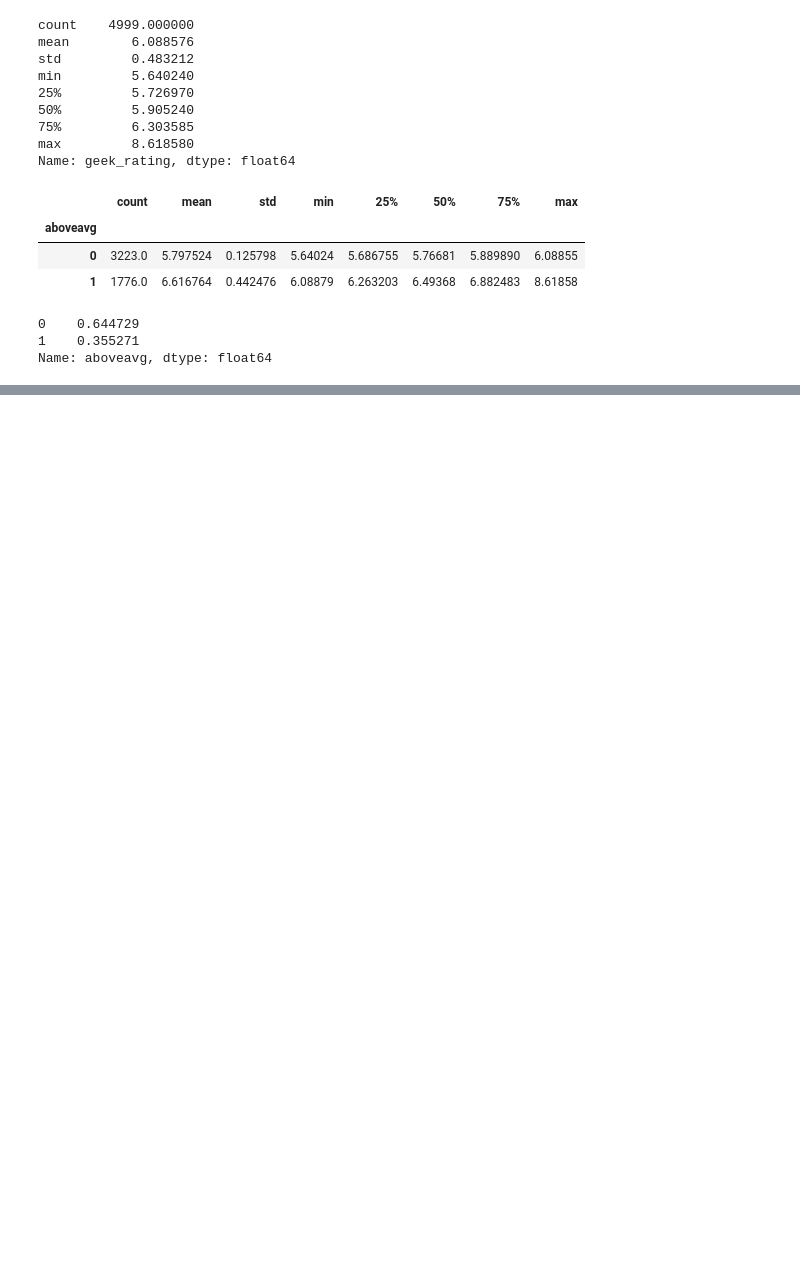
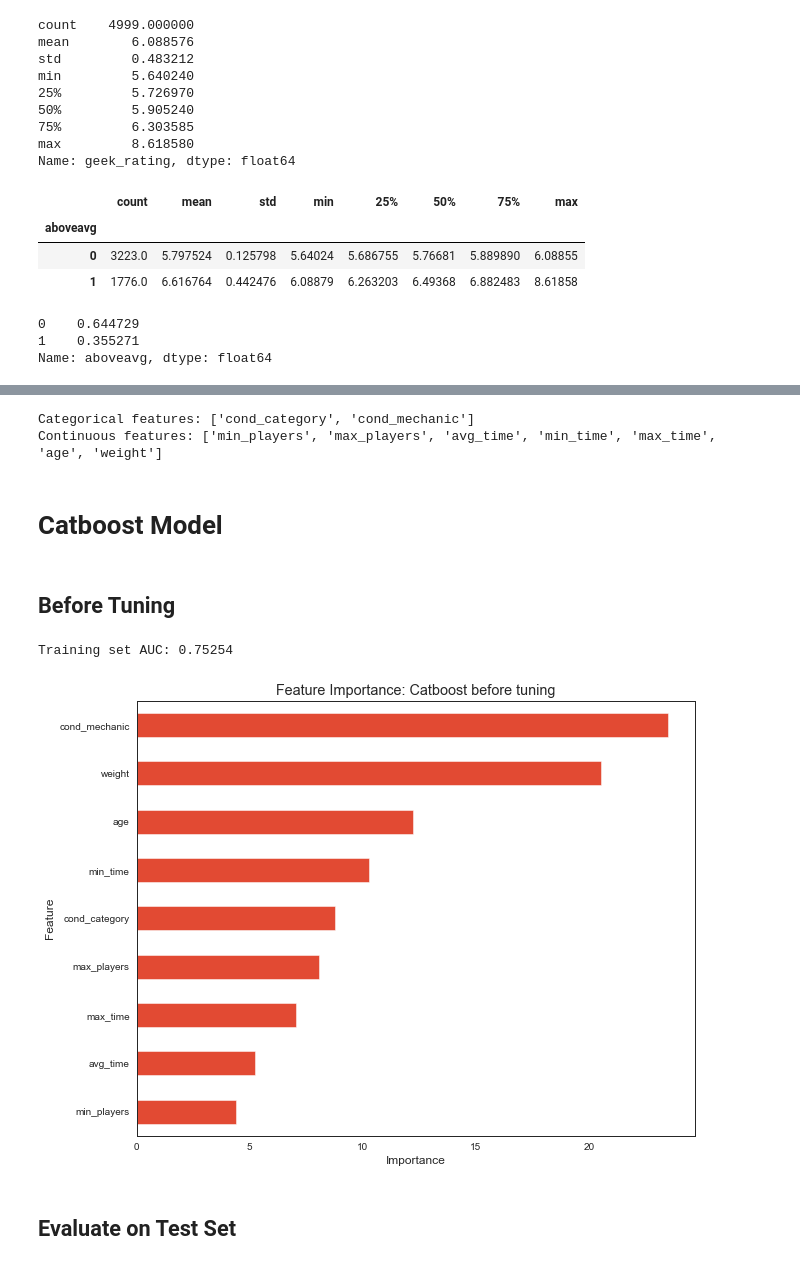
Before and after one commit to la-mcnamara/samplers, a Jupyter notebook: ParameterTuning_Hyperopt.ipynb, the cells around one changed output, grey strips where cells are left out. Drawn from its saved outputs; the diff is of its cells as text; code cells hidden in the pictures; blank space fills up the shorter version.

Commit message:
initial catboost model

```diff
--- a/ParameterTuning_Hyperopt.ipynb
+++ b/ParameterTuning_Hyperopt.ipynb
@@ -56,0 +101,51 @@ Name: aboveavg, dtype: float64
+# %%
+# features
+cat_ftr = list(X_train.columns[X_train.dtypes=='O'])
+print(f"Categorical features: {cat_ftr}")
+
+cont_ftr = list(X_train.select_dtypes(include=['int','float']).columns)
+print(f"Continuous features: {cont_ftr}")
+# %% [output]
+Categorical features: ['cond_category', 'cond_mechanic']
+Continuous features: ['min_players', 'max_players', 'avg_time', 'min_time', 'max_time', 'age', 'weight']
+# %% [markdown]
+# Catboost Model
+# %%
+def modelfit(model, X_train, y_train, modelname):
+
+    #train model
+    model.fit(X_train, y_train)
+
+    # predict probabilities
+    predprob = model.predict_proba(X_train)[:,1]
+
+    # training AUC
+    auc = roc_auc_score(y_train, predprob)
+    print(f"Training set AUC: {auc:0.5}")
+
+    # feature importance
+    feat_imp = pd.Series(model.feature_importances_, X_train.columns).sort_values(ascending=False)
+    feat_imp.iloc[0:50][::-1].plot(kind='barh'
+                                    ,title=f'Feature Importance: {modelname}'
+                                    ,figsize = (10,8))
+    plt.xlabel('Importance')
+    plt.ylabel('Feature')
+    plt.show()
+
+    return auc
+# %%
+# dict for results
+rslt_dict = {}
+# %%
+model_cat = CatBoostClassifier(iterations=1000, learning_rate = 0.01, cat_features=cat_ftr, verbose=False)
+# %% [markdown]
+## Before Tuning
+# %%
+model_name = 'Catboost before tuning'
+cb_notune_auc = modelfit(model_cat, X_train, y_train, modelname=model_name)
+rslt_dict[model_name] = cb_notune_auc
+# %% [output]
+Training set AUC: 0.75254
+[figure, added]
+# %% [markdown]
+## Evaluate on Test Set
```
Also changed, not shown: parts of 8 cells of this notebook, 1 other file.
